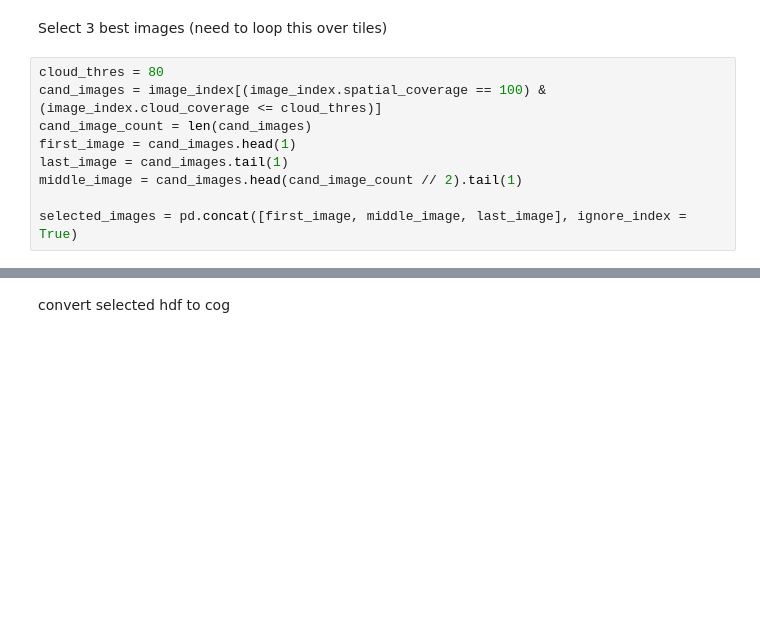
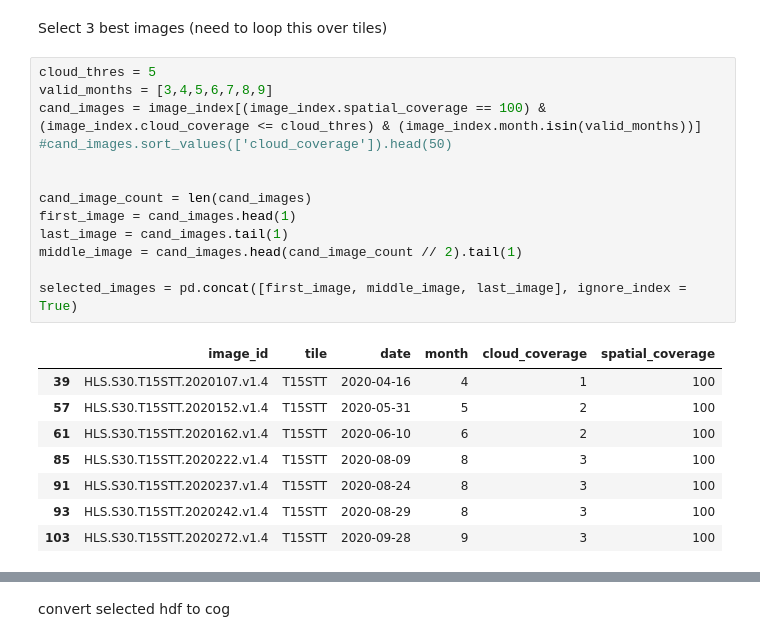
Before and after one commit to ClarkCGA/multi-temporal-crop-classification-training-data, a Jupyter notebook: workflow.ipynb, the cells around one changed output, grey strips where cells are left out. Drawn from its saved outputs; the diff is of its cells as text; blank space fills up the shorter version.

```diff
--- a/workflow.ipynb
+++ b/workflow.ipynb
@@ -189,14 +152,27 @@ image_index.image_id.tolist()
 # %% [markdown]
 Select 3 best images (need to loop this over tiles)
 # %%
-cloud_thres = 80
-cand_images = image_index[(image_index.spatial_coverage == 100) & (image_index.cloud_coverage <= cloud_thres)]
+cloud_thres = 5
+valid_months = [3,4,5,6,7,8,9]
+cand_images = image_index[(image_index.spatial_coverage == 100) & (image_index.cloud_coverage <= cloud_thres) & (image_index.month.isin(valid_months))]
+#cand_images.sort_values(['cloud_coverage']).head(50)
+
+
 cand_image_count = len(cand_images)
 first_image = cand_images.head(1)
 last_image = cand_images.tail(1)
 middle_image = cand_images.head(cand_image_count // 2).tail(1)
 
 selected_images = pd.concat([first_image, middle_image, last_image], ignore_index = True)
+# %% [output]
+|  | image_id | tile | date | month | cloud_coverage | spatial_coverage |
+| 39 | HLS.S30.T15STT.2020107.v1.4 | T15STT | 2020-04-16 | 4 | 1 | 100 |
+| 57 | HLS.S30.T15STT.2020152.v1.4 | T15STT | 2020-05-31 | 5 | 2 | 100 |
+| 61 | HLS.S30.T15STT.2020162.v1.4 | T15STT | 2020-06-10 | 6 | 2 | 100 |
+| 85 | HLS.S30.T15STT.2020222.v1.4 | T15STT | 2020-08-09 | 8 | 3 | 100 |
+| 91 | HLS.S30.T15STT.2020237.v1.4 | T15STT | 2020-08-24 | 8 | 3 | 100 |
+| 93 | HLS.S30.T15STT.2020242.v1.4 | T15STT | 2020-08-29 | 8 | 3 | 100 |
+| 103 | HLS.S30.T15STT.2020272.v1.4 | T15STT | 2020-09-28 | 9 | 3 | 100 |
 # %%
 selected_images
 # %% [output]
```
Also changed, not shown: parts of 13 cells of this notebook.
